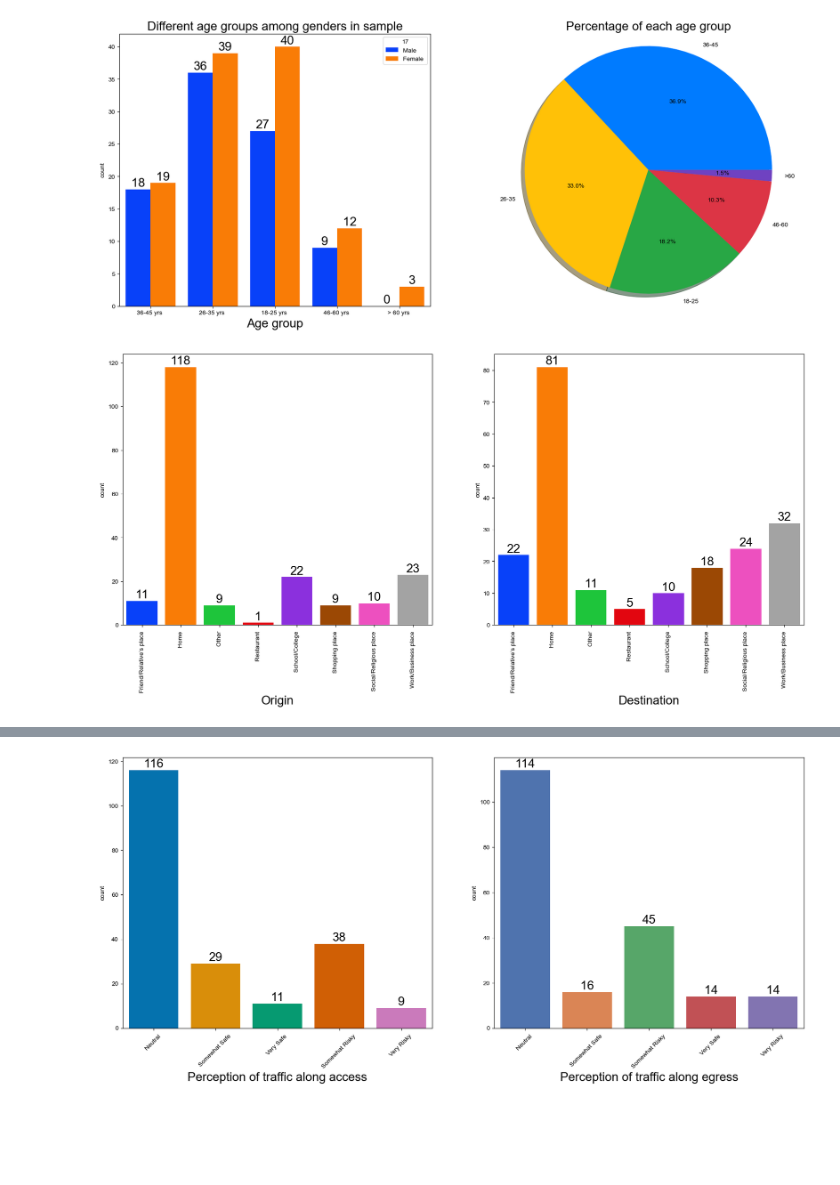
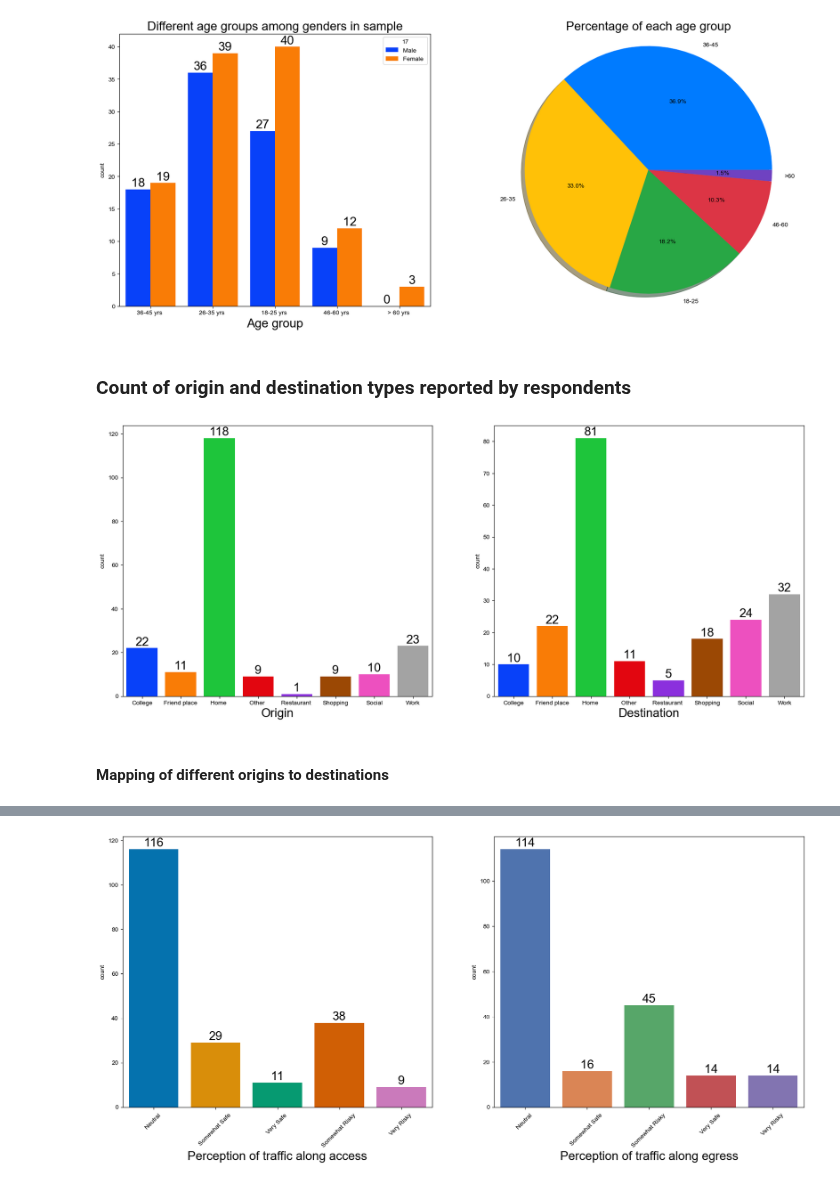
Before and after one commit to Gavaskar24/Metro, a Jupyter notebook: notebook/metro2.ipynb, the cells around one changed output, grey strips where cells are left out. Drawn from its saved outputs; the diff is of its cells as text; code cells hidden in the pictures; blank space fills up the shorter version.

```diff
--- a/notebook/metro2.ipynb
+++ b/notebook/metro2.ipynb
@@ -129,12 +135,0 @@ Sneha 8.875
-# %%
-df['Person_Index'] = df.groupby('1').cumcount()
-
-# Plotting
-plt.figure(figsize=(10, 6))
-sns.lineplot(data=df, x='Person_Index', y='time_diff', hue='1', marker='o')
-plt.xlabel('No of samples')
-plt.ylabel('Time Taken (minutes)')
-plt.title('Time Taken to Complete Task by Person')
-plt.grid(True)
-plt.legend(title='Person')
-plt.show()
@@ -176,34 +169,44 @@ plt.axis('equal')
  -1.0999954616912038,
  1.0999969800638922)
 [figure]
+# %% [markdown]
+### Count of origin and destination types reported by respondents
+# %%
+place_dict={ 'Social/Religious place ':'Social', 'Friend/Relative’s place ':'Friend place',
+       'Work/Business place ':'Work', 'School/College ':'College', 'Shopping place ':'Shopping'
+       }
+df['6']=df['6'].map(place_dict).fillna(df['6'])
+df['4']=df['4'].map(place_dict).fillna(df['4'])
 # %%
 df_sorted_origin = df.sort_values(by='6')
 df_sorted_destination = df.sort_values(by='4')
 
 # Set font family
 plt.rcParams['font.family'] = 'Arial'
 
 # Create subplots
 f, ax = plt.subplots(1, 2, figsize=(20, 8))
 
 # Count plot for origin types
 sns.countplot(x=df_sorted_origin['6'], data=df_sorted_origin, palette='bright', saturation=0.95, ax=ax[0])
 # ax[0].set_title('Value counts of origin types', color='black', size=20)
 ax[0].xaxis.set_label_text('Origin', size=20)
-ax[0].tick_params(axis='x', rotation=90)
+ax[0].tick_params(axis='x', rotation=0)
 for container in ax[0].containers:
     ax[0].bar_label(container, color='black', size=20)
 
 # Count plot for destination
 sns.countplot(x=df_sorted_destination['4'], data=df_sorted_destination, palette='bright', saturation=0.95, ax=ax[1])
 ax[1].xaxis.set_label_text('Destination', size=20)
-ax[1].tick_params(axis='x', rotation=90)
+ax[1].tick_params(axis='x', rotation=0)
 for container in ax[1].containers:
     ax[1].bar_label(container, color='black', size=20)
 
 plt.show()
 # %% [output]
-[figure, old version]
+[figure, new version]
+# %% [markdown]
+#### Mapping of different origins to destinations
 # %%
 plt.figure(figsize=(10, 6))
 sns.countplot(x='4', hue='6', data=df, palette='muted')
```
Also changed, not shown: parts of 38 cells of this notebook, 3 other files.
